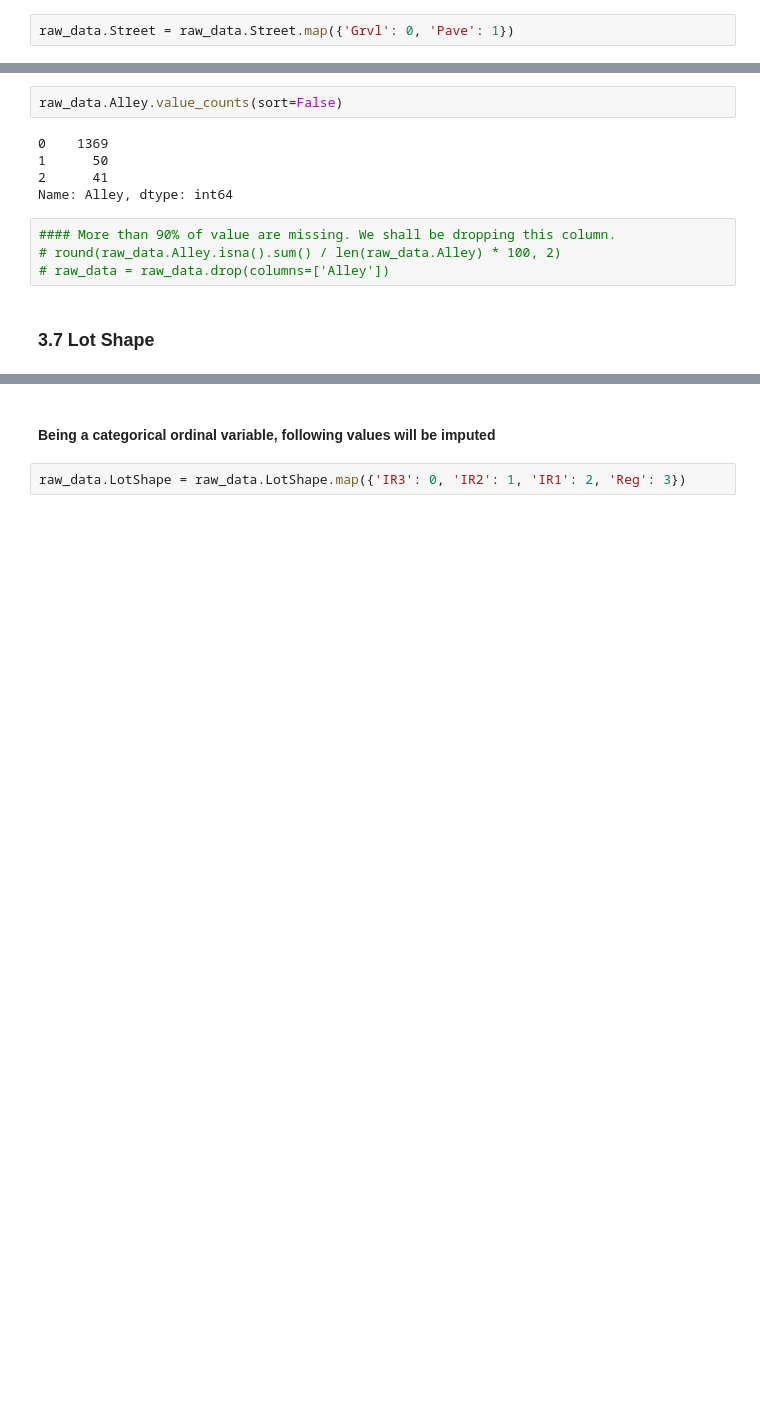
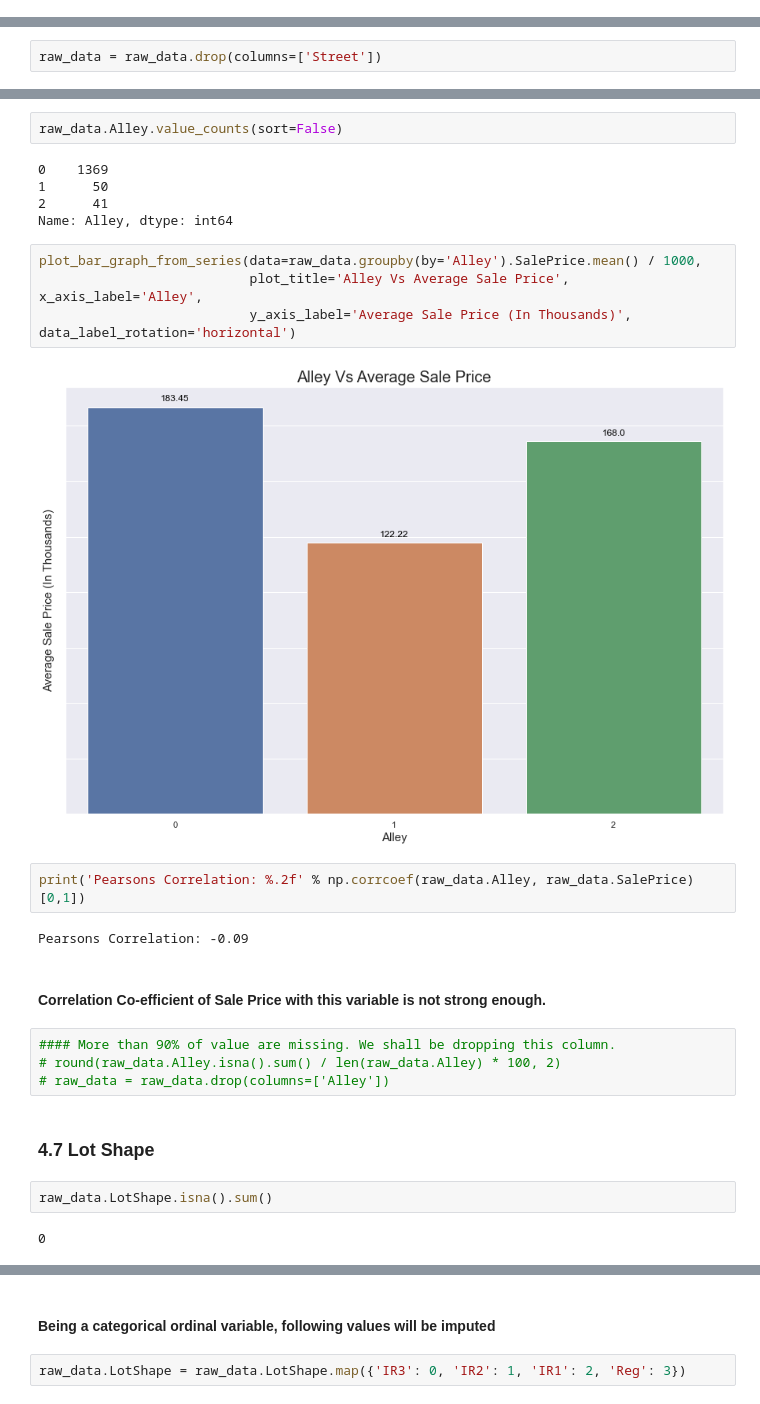
Before and after one commit to akshaykadam100/Housing-Price-Calculator, a Jupyter notebook: V1.ipynb, the cells around one changed output, grey strips where cells are left out. Drawn from its saved outputs; the diff is of its cells as text; blank space fills up the shorter version.

Commit message:
Completed Everything Uptill Year Remodel Column (First 20 Columns)

```diff
--- a/V1.ipynb
+++ b/V1.ipynb
@@ -250,2 +279,0 @@ Name: Street, dtype: int64
-# %%
-raw_data.Street = raw_data.Street.map({'Grvl': 0, 'Pave': 1})
@@ -257,0 +283,2 @@ Name: Street, dtype: int64
+# %%
+raw_data = raw_data.drop(columns=['Street'])
@@ -282,12 +313,28 @@ raw_data.Alley.value_counts(sort=False)
 1      50
 2      41
 Name: Alley, dtype: int64
+# %%
+plot_bar_graph_from_series(data=raw_data.groupby(by='Alley').SalePrice.mean() / 1000,
+                           plot_title='Alley Vs Average Sale Price', x_axis_label='Alley',
+                           y_axis_label='Average Sale Price (In Thousands)', data_label_rotation='horizontal')
+# %% [output]
+[figure, added]
+# %%
+print('Pearsons Correlation: %.2f' % np.corrcoef(raw_data.Alley, raw_data.SalePrice)[0,1])
+# %% [output]
+Pearsons Correlation: -0.09
+# %% [markdown]
+#### Correlation Co-efficient of Sale Price with this variable is not strong enough.
 # %%
 #### More than 90% of value are missing. We shall be dropping this column.
 # round(raw_data.Alley.isna().sum() / len(raw_data.Alley) * 100, 2)
 # raw_data = raw_data.drop(columns=['Alley'])
 # %% [markdown]
-### 3.7 Lot Shape
+### 4.7 Lot Shape
+# %%
+raw_data.LotShape.isna().sum()
+# %% [output]
+0
 # %%
 lot_shape_df = raw_data.LotShape.value_counts(sort=False)
 lot_shape_df
```
Also changed, not shown: parts of 97 cells of this notebook, 4 other files.
